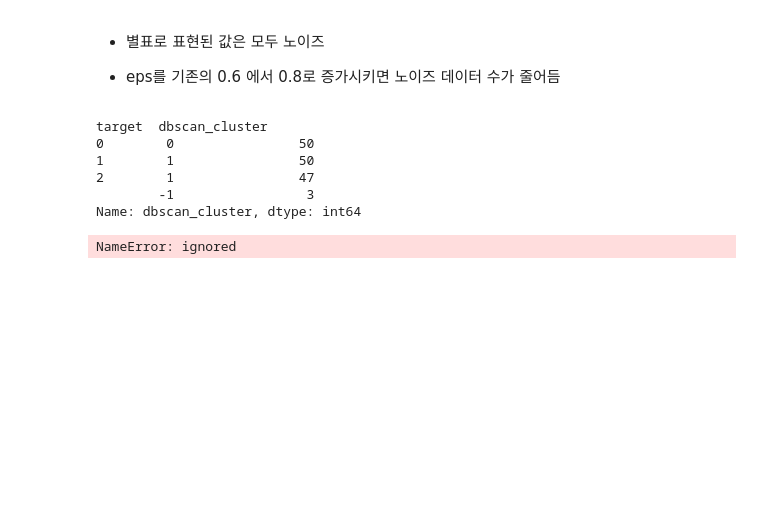
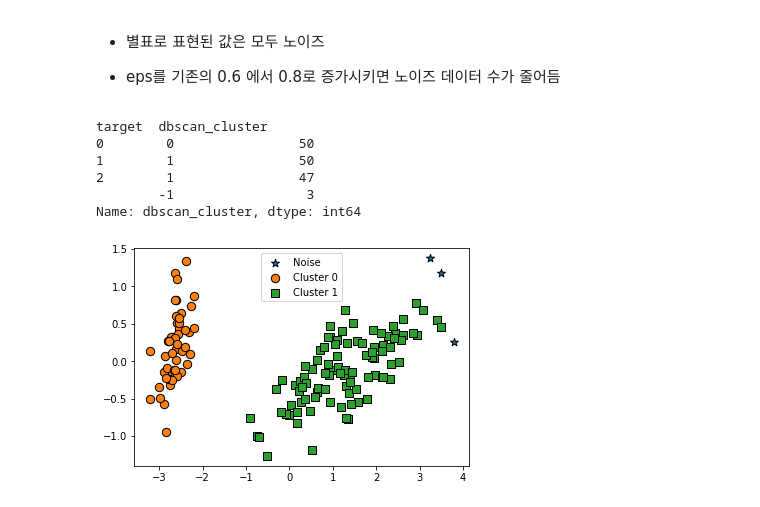
Before and after one commit to johyunkang/python-ml-guide, a Jupyter notebook: python_ml_perfect_guide_07_Clustering.ipynb, the cells around one changed output. Cells and saved outputs as stored; diff of their text form; code cells hidden in the pictures; blank space fills up the shorter version.

Commit message:
dbscan 완료

```diff
--- a/python_ml_perfect_guide_07_Clustering.ipynb
+++ b/python_ml_perfect_guide_07_Clustering.ipynb
@@ -720,22 +718,22 @@ visualize_cluster_plot(dbscan, irisdf, 'dbscan_cluster', iscenter=False)
 # %%
 from sklearn.cluster import DBSCAN
 
 dbscan = DBSCAN(eps=0.8, min_samples=8, metric='euclidean')
 dbscan_labels = dbscan.fit_predict(iris.data)
 
 irisdf['dbscan_cluster'] = dbscan_labels
 irisdf['target'] = iris.target
 
 iris_result = irisdf.groupby(['target'])['dbscan_cluster'].value_counts()
 print(iris_result)
 
 # 아래 함수 공식 레포에서 받아서 정의해라. p.447
-visualize_cluster_2d
+visualize_cluster_plot(dbscan, irisdf, 'dbscan_cluster', iscenter=False)
 # %% [output]
 target  dbscan_cluster
 0        0                50
 1        1                50
 2        1                47
         -1                 3
 Name: dbscan_cluster, dtype: int64
-NameError: ignored
+[figure, added]
```
Also changed, not shown: parts of 13 cells of this notebook.
